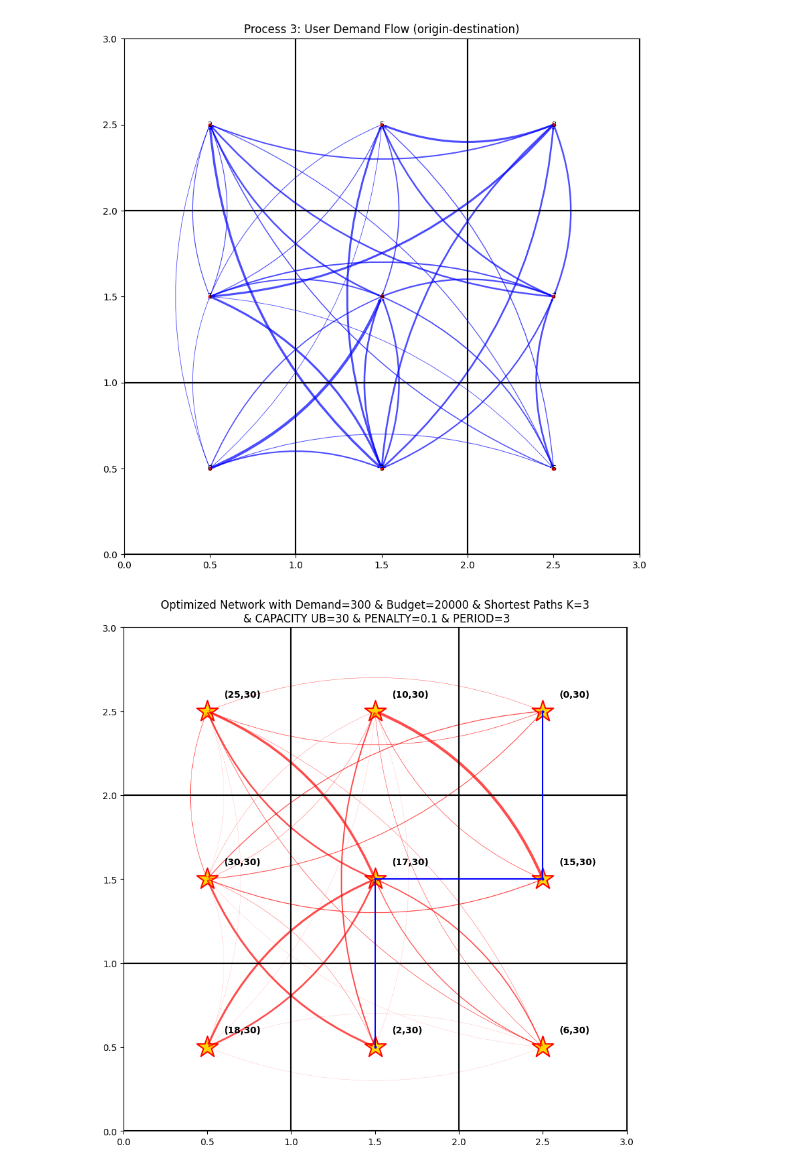
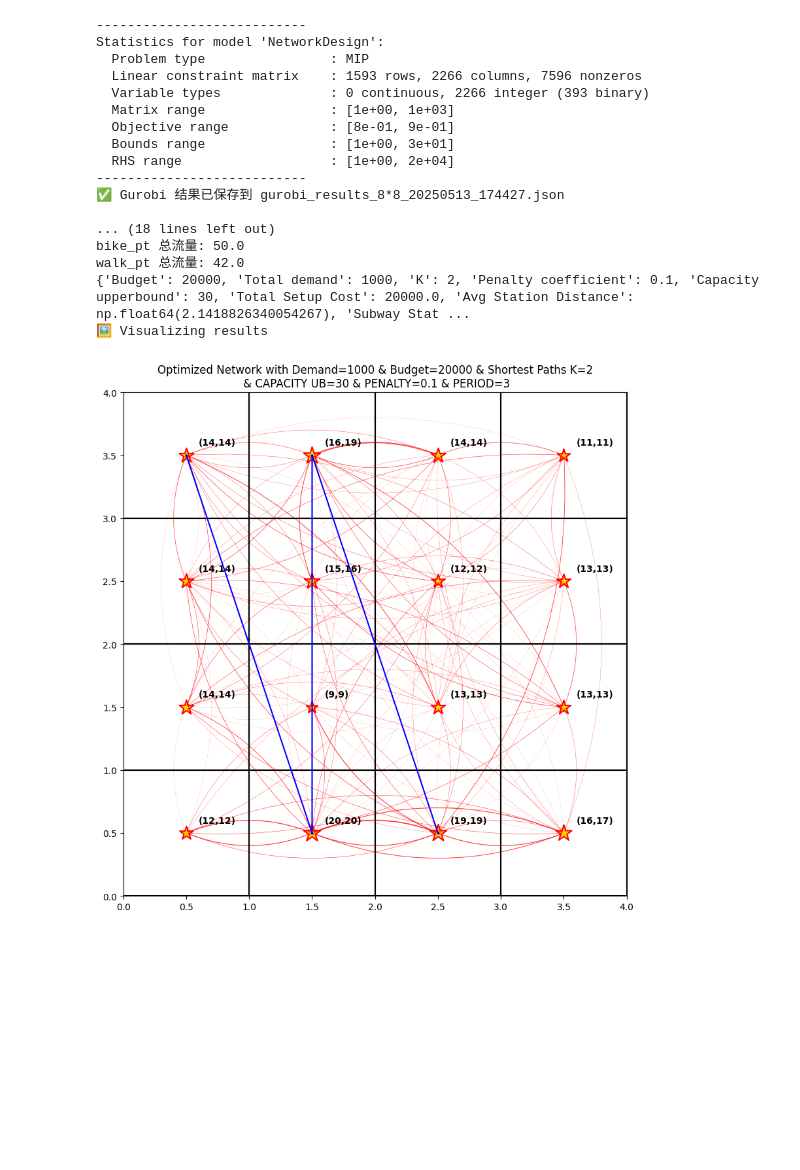
Before and after one commit to INRIA/sum-network-design-bike-sharing, a Jupyter notebook: simulation_demo.ipynb, the cells around one changed output. Cells and saved outputs as stored; diff of their text form; code cells hidden in the pictures; blank space fills up the shorter version.

Commit message:
feat: update library with custom configuration and map demo

```diff
--- a/simulation_demo.ipynb
+++ b/simulation_demo.ipynb
@@ -58,12 +156,22 @@ model.plot()
 - The model will be executed with Geneva Living Lab data, a new demo script will be created for this purpose.
 # %%
 from shared_mobility_network_optimizer import SharedMobilityNetworkOptimizer
+from shared_mobility_network_optimizer.models import NetworkDesignBSSConfig
 
-model = SharedMobilityNetworkOptimizer()
+config = NetworkDesignBSSConfig(
+    AREA_LENGTH=4,
+    AREA_WIDTH=4,
+    NUM_SHORTEST_PATHS=2,
+    TOTAL_TRIPS_NUMBER=50,
+    FIXED_LINE_POINTS_LST = [[3, 4, 7, 8]]
+
+)
+model = SharedMobilityNetworkOptimizer(config=config)
 
 model.build_network()
 model.optimize()
 model.plot()
+model.to_geojson()
 # %% [output]
 📦 Preprocessing data
 🌐 Constructing transport network
@@ -121,2 +195,18 @@ walk_pt 总流量: 77.0
+---------------------------
+Statistics for model 'NetworkDesign':
+  Problem type                : MIP
+  Linear constraint matrix    : 1593 rows, 2266 columns, 7596 nonzeros
+  Variable types              : 0 continuous, 2266 integer (393 binary)
+  Matrix range                : [1e+00, 1e+03]
+  Objective range             : [8e-01, 9e-01]
+  Bounds range                : [1e+00, 3e+01]
+  RHS range                   : [1e+00, 2e+04]
+---------------------------
+✅ Gurobi 结果已保存到 gurobi_results_8*8_20250513_174427.json
+
+... (18 lines left out)
+bike_pt 总流量: 50.0
+walk_pt 总流量: 42.0
+{'Budget': 20000, 'Total demand': 1000, 'K': 2, 'Penalty coefficient': 0.1, 'Capacity upperbound': 30, 'Total Setup Cost': 20000.0, 'Avg Station Distance': np.float64(2.1418826340054267), 'Subway Stat ...
+🖼️ Visualizing results
-[figure, old version]
+[figure, new version]
-[figure, removed]
```
Also changed, not shown: parts of 2 cells of this notebook, 7 other files.
